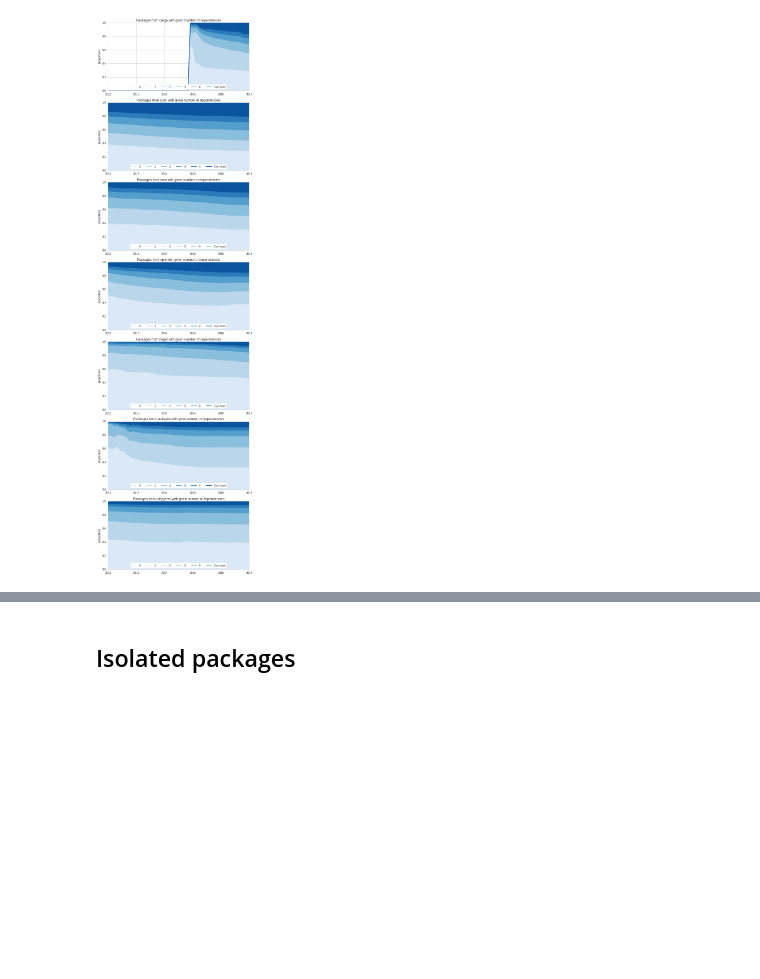
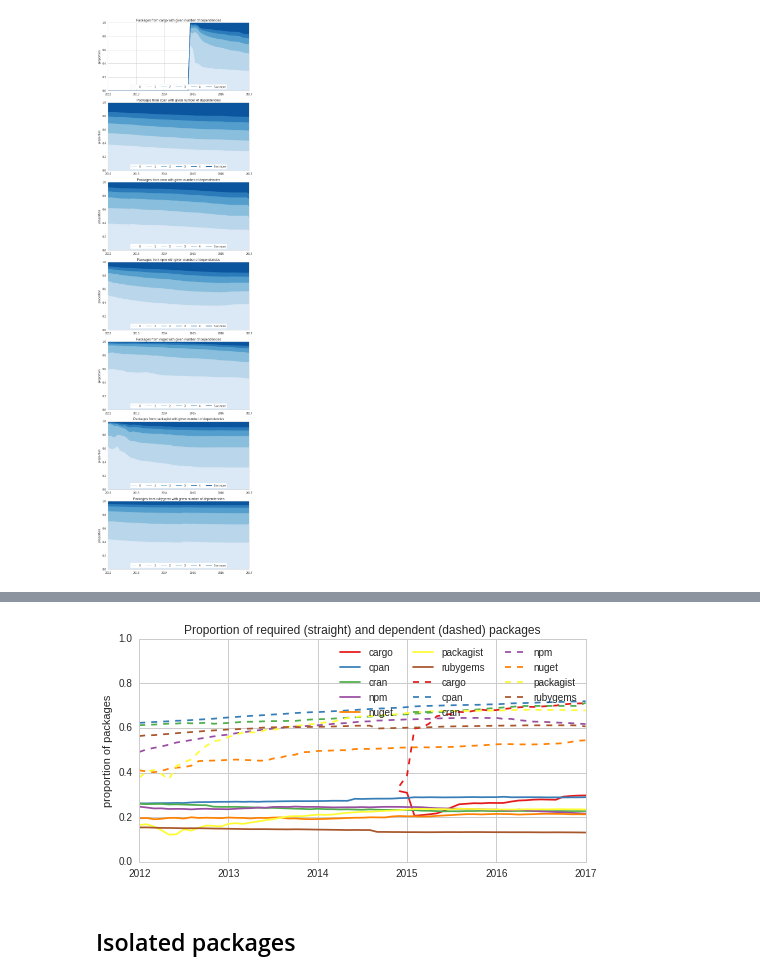
Before and after one commit to AlexandreDecan/ecos-emse, a Jupyter notebook: notebooks/Graphs metrics.ipynb, the cells around one changed output, grey strips where cells are left out. Saved outputs shown, nothing was run; the diff lists cells and outputs as text; code cells hidden in the pictures; blank space fills up the shorter version.

```diff
--- a/notebooks/Graphs metrics.ipynb
+++ b/notebooks/Graphs metrics.ipynb
@@ -374,3 +415,24 @@ savefig(figure, 'graph_proportion_packages_with_number_of_dependencies')
+# %%
+figure, ax = matplotlib.pyplot.subplots()
+figure.set_size_inches(FIG_SIZE)
+
+df_required.plot(ax=ax, color=sub(COLORS, ECOSYSTEMS))
+df_dependent.plot(ax=ax, style='--', legend=False, color=sub(COLORS, ECOSYSTEMS))
+
+ax.set(
+    xlabel='',
+    ylabel='proportion of packages',
+    title='Proportion of required (straight) and dependent (dashed) packages',
+    ylim=(0, 1),
+)
+ax.legend(
+    [t.get_text() for t in ax.legend().get_texts()[:len(ECOSYSTEMS)]]
+)
+ax.legend(ncol=len(ECOSYSTEMS) // 2)
+
+savefig(figure, 'graph_prop_required_dependent_packages')
+# %% [output]
+[figure, added]
 # %% [markdown]
 ## Isolated packages
 # %%
```
Also changed, not shown: parts of 4 cells of this notebook, 2 other files.
